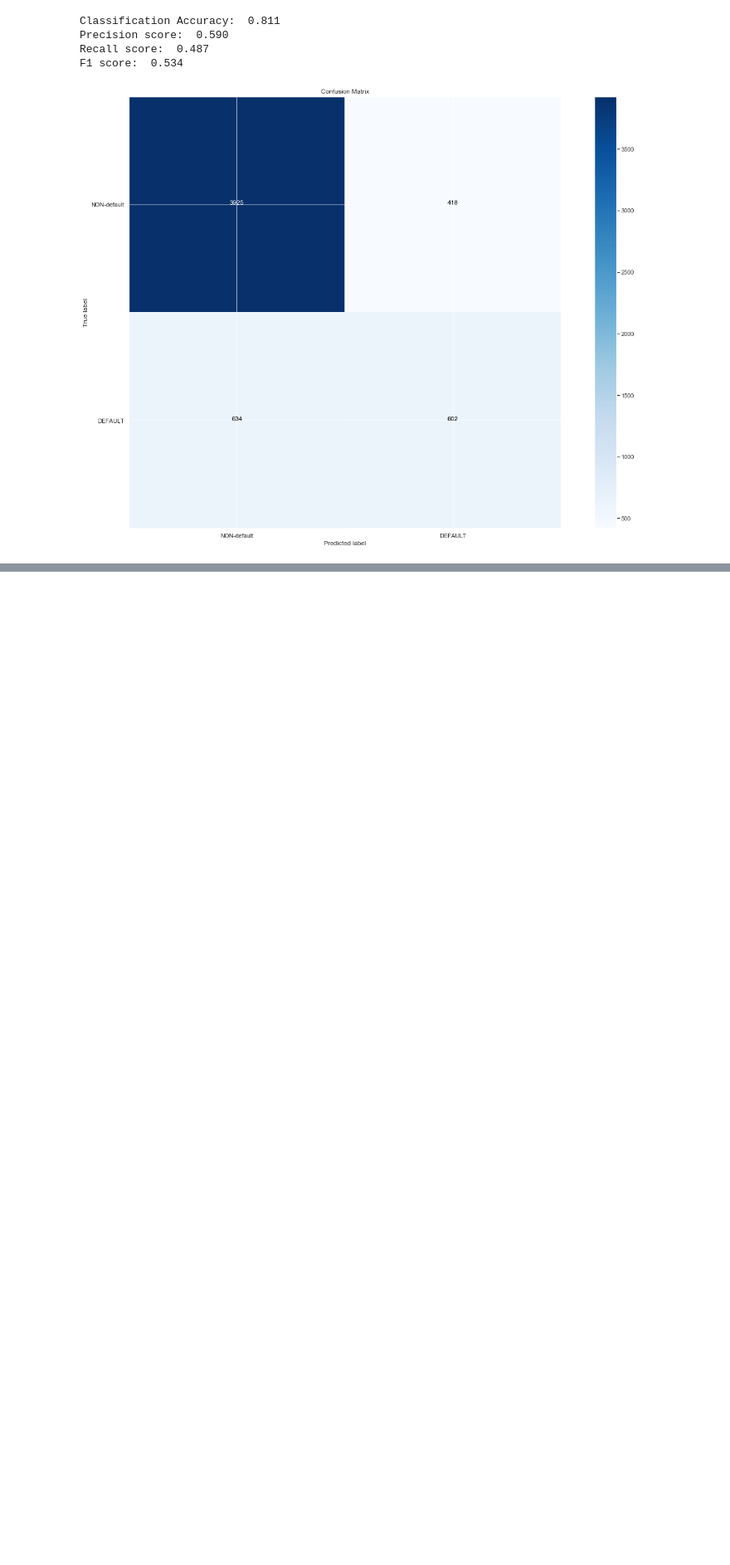
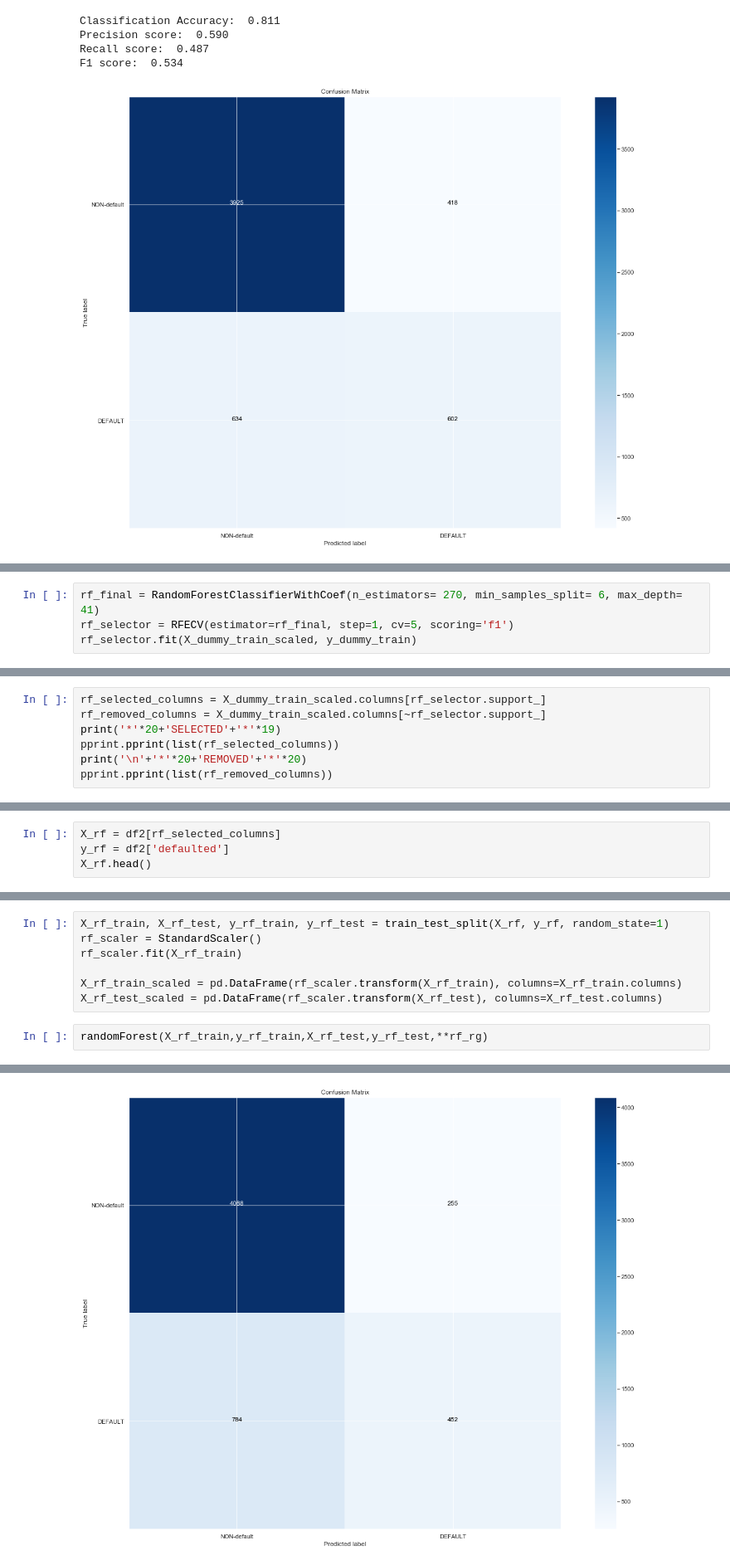
Before and after one commit to jmcneilkeller/Taiwanese_Credit_Card_Defaul, a Jupyter notebook: Taiwan_Repaired.ipynb, the cells around one changed output, grey strips where cells are left out. Shown at 83% size. Cells and saved outputs as stored; diff of their text form; blank space fills up the shorter version.

```diff
--- a/Taiwan_Repaired.ipynb
+++ b/Taiwan_Repaired.ipynb
@@ -1104,0 +1124,4 @@ F1 score:  0.534
+# %%
+rf_final = RandomForestClassifierWithCoef(n_estimators= 270, min_samples_split= 6, max_depth= 41)
+rf_selector = RFECV(estimator=rf_final, step=1, cv=5, scoring='f1')
+rf_selector.fit(X_dummy_train_scaled, y_dummy_train)
@@ -1104,0 +1145,7 @@ F1 score:  0.534
+# %%
+rf_selected_columns = X_dummy_train_scaled.columns[rf_selector.support_]
+rf_removed_columns = X_dummy_train_scaled.columns[~rf_selector.support_]
+print('*'*20+'SELECTED'+'*'*19)
+pprint.pprint(list(rf_selected_columns))
+print('\n'+'*'*20+'REMOVED'+'*'*20)
+pprint.pprint(list(rf_removed_columns))
@@ -1104,0 +1170,4 @@ F1 score:  0.534
+# %%
+X_rf = df2[rf_selected_columns]
+y_rf = df2['defaulted']
+X_rf.head()
@@ -1104,0 +1181,10 @@ F1 score:  0.534
+# %%
+X_rf_train, X_rf_test, y_rf_train, y_rf_test = train_test_split(X_rf, y_rf, random_state=1)
+rf_scaler = StandardScaler()
+rf_scaler.fit(X_rf_train)
+
+X_rf_train_scaled = pd.DataFrame(rf_scaler.transform(X_rf_train), columns=X_rf_train.columns)
+X_rf_test_scaled = pd.DataFrame(rf_scaler.transform(X_rf_test), columns=X_rf_test.columns)
+# %%
+randomForest(X_rf_train,y_rf_train,X_rf_test,y_rf_test,**rf_rg)
+# %% [output]
@@ -1104,0 +1195 @@ F1 score:  0.534
+[figure, added]
```
Also changed, not shown: parts of 22 cells of this notebook.
